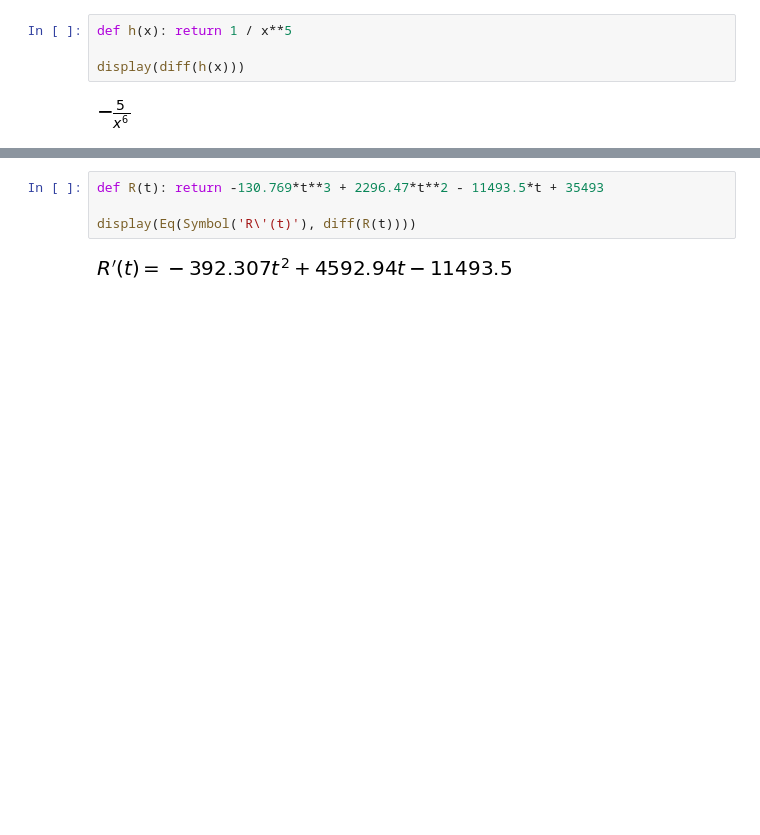
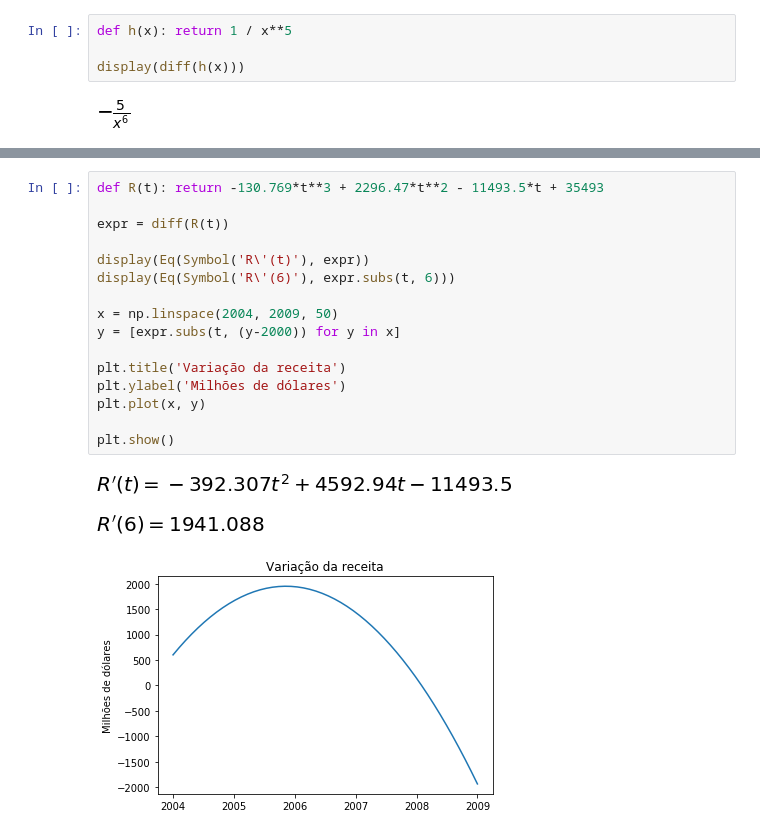
Before and after one commit to odilonjk/matematica, a Jupyter notebook: calculo/derivadas.ipynb, the cells around one changed output, grey strips where cells are left out. Saved outputs shown, nothing was run; the diff lists cells and outputs as text; blank space fills up the shorter version.

```diff
--- a/calculo/derivadas.ipynb
+++ b/calculo/derivadas.ipynb
@@ -134,6 +160,20 @@ Ao final de 2006, a receita estava aumentando a uma taxa de U$1941 milhões por
 # %%
 def R(t): return -130.769*t**3 + 2296.47*t**2 - 11493.5*t + 35493
 
-display(Eq(Symbol('R\'(t)'), diff(R(t))))
+expr = diff(R(t))
+
+display(Eq(Symbol('R\'(t)'), expr))
+display(Eq(Symbol('R\'(6)'), expr.subs(t, 6)))
+
+x = np.linspace(2004, 2009, 50)
+y = [expr.subs(t, (y-2000)) for y in x]
+
+plt.title('Variação da receita')
+plt.ylabel('Milhões de dólares')
+plt.plot(x, y)
+
+plt.show()
 # %% [output]
 [figure]
+[figure, added]
+[figure, added]
```
Also changed, not shown: parts of 4 cells of this notebook.
